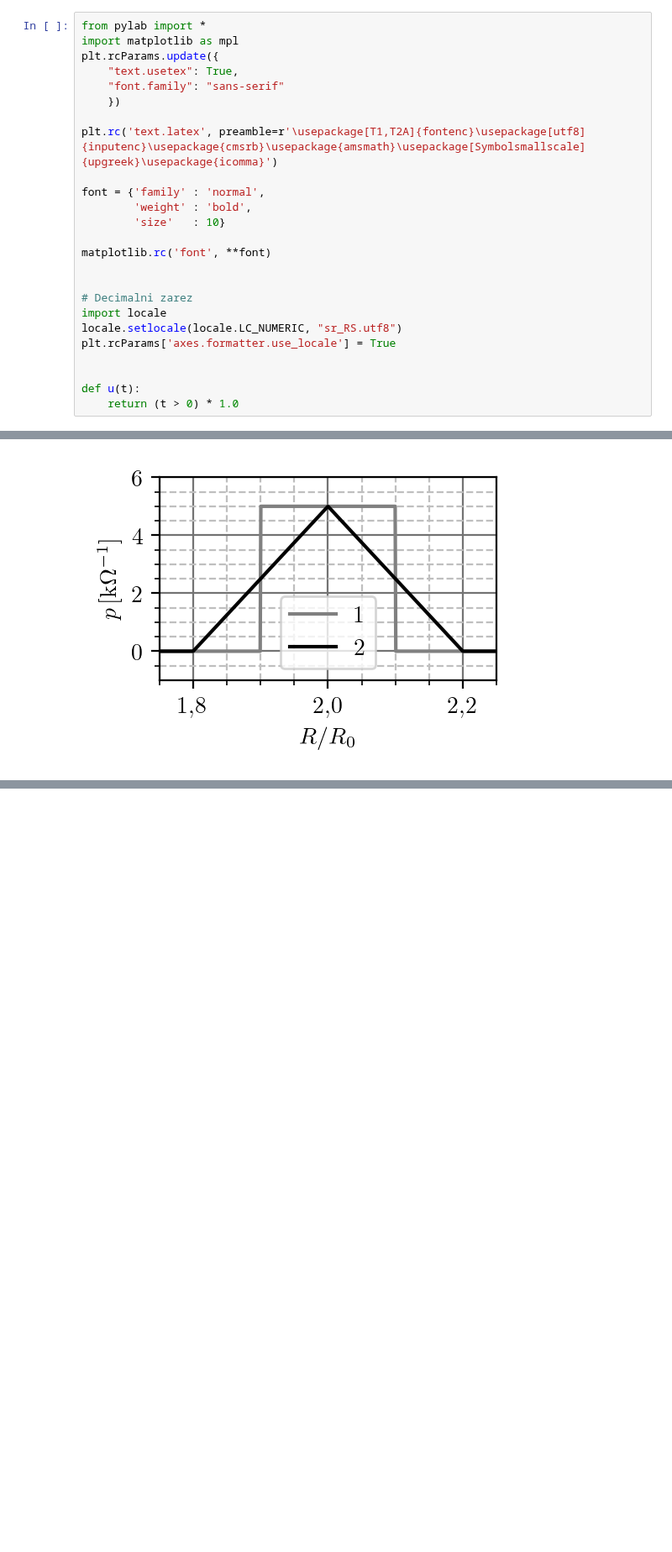
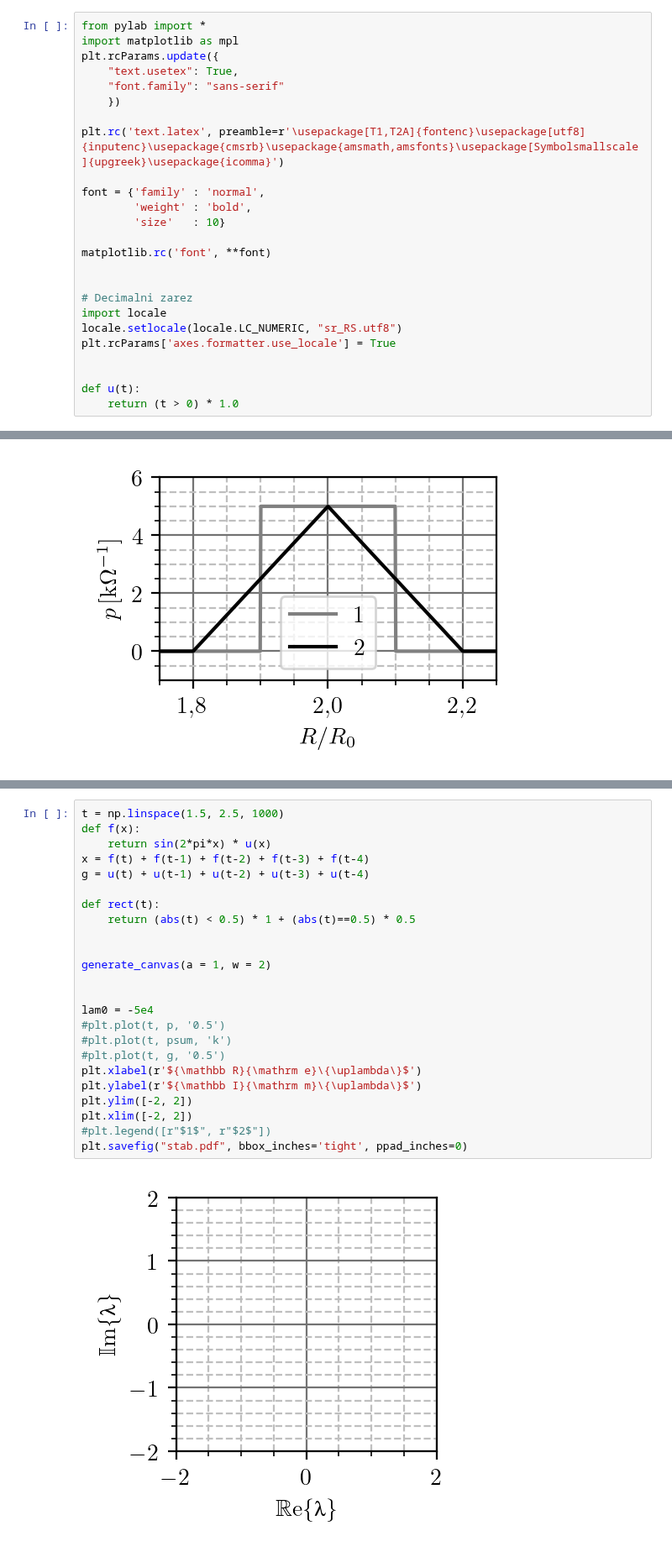
Before and after one commit to djokicd/zbirka-sis, a Jupyter notebook: 1_uvod/2_kontinualni_sistemi/fig/sistemi_plotovi.ipynb, the cells around one changed output, grey strips where cells are left out. Shown at 84% size. Drawn from its saved outputs; the diff is of its cells as text; blank space fills up the shorter version.

```diff
--- a/1_uvod/2_kontinualni_sistemi/fig/sistemi_plotovi.ipynb
+++ b/1_uvod/2_kontinualni_sistemi/fig/sistemi_plotovi.ipynb
@@ -6,7 +6,7 @@ plt.rcParams.update({
     "font.family": "sans-serif"
     })
 
-plt.rc('text.latex', preamble=r'\usepackage[T1,T2A]{fontenc}\usepackage[utf8]{inputenc}\usepackage{cmsrb}\usepackage{amsmath}\usepackage[Symbolsmallscale]{upgreek}\usepackage{icomma}')
+plt.rc('text.latex', preamble=r'\usepackage[T1,T2A]{fontenc}\usepackage[utf8]{inputenc}\usepackage{cmsrb}\usepackage{amsmath,amsfonts}\usepackage[Symbolsmallscale]{upgreek}\usepackage{icomma}')
 
 font = {'family' : 'normal',
         'weight' : 'bold',
@@ -371,0 +356,26 @@ np.mean( tt**2 * rect(tt) ), np.mean( tt**2 * tri(tt) )
+# %%
+t = np.linspace(1.5, 2.5, 1000)
+def f(x):
+    return sin(2*pi*x) * u(x)
+x = f(t) + f(t-1) + f(t-2) + f(t-3) + f(t-4)
+g = u(t) + u(t-1) + u(t-2) + u(t-3) + u(t-4)
+
+def rect(t):
+    return (abs(t) < 0.5) * 1 + (abs(t)==0.5) * 0.5
+
+
+generate_canvas(a = 1, w = 2)
+
+
+lam0 = -5e4
+#plt.plot(t, p, '0.5')
+#plt.plot(t, psum, 'k')
+#plt.plot(t, g, '0.5')
+plt.xlabel(r'${\mathbb R}{\mathrm e}\{\uplambda\}$')
+plt.ylabel(r'${\mathbb I}{\mathrm m}\{\uplambda\}$')
+plt.ylim([-2, 2])
+plt.xlim([-2, 2])
+#plt.legend([r"$1$", r"$2$"])
+plt.savefig("stab.pdf", bbox_inches='tight', ppad_inches=0)
+# %% [output]
+[figure, added]
```
Also changed, not shown: parts of 3 cells of this notebook, 7 other files.
